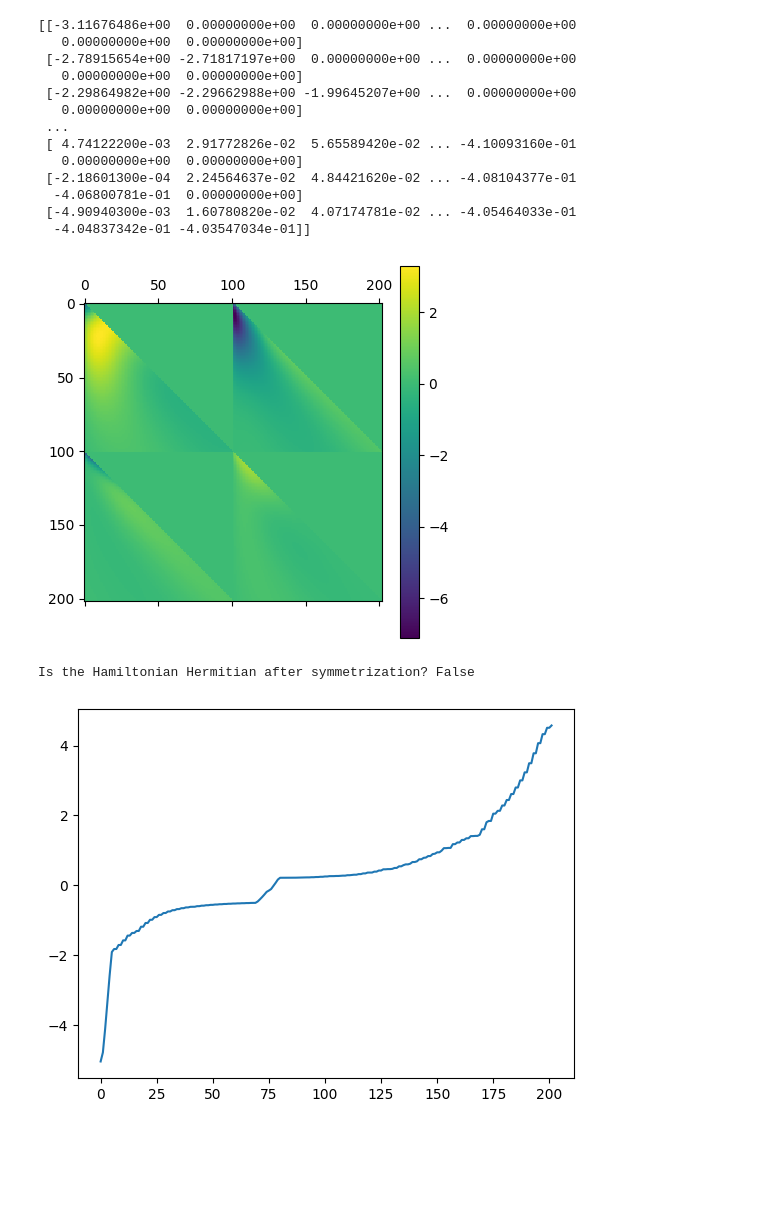
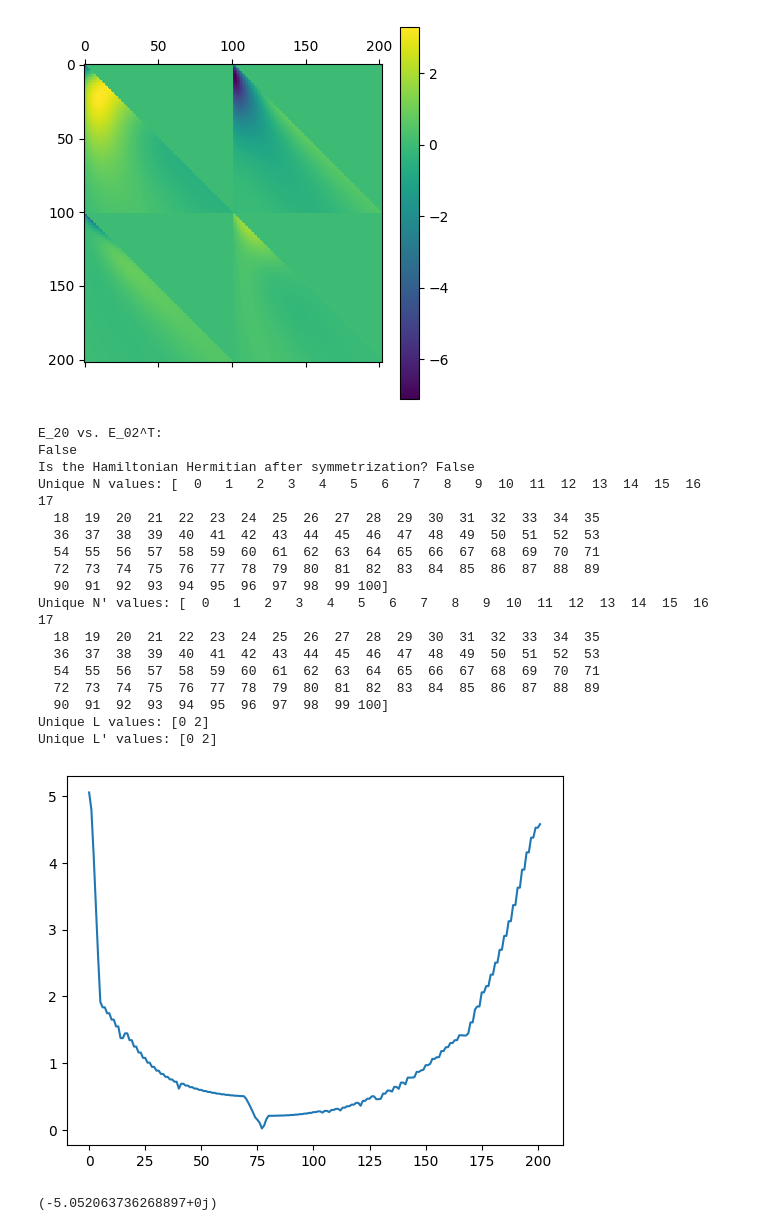
Before and after one commit to elanikum/comp_nuclear_structure_physics2025, a Jupyter notebook: initial_steps_notebook.ipynb, the cells around one changed output. Cells and saved outputs as stored; diff of their text form; code cells hidden in the pictures; blank space fills up the shorter version.

Commit message:
added first tries with momentum basis. Everything works except the eigenvalues again

```diff
--- a/initial_steps_notebook.ipynb
+++ b/initial_steps_notebook.ipynb
@@ -50,79 +31,71 @@ print(test_data)
 
 # Extract submatrices
 E_00 = test_data[(test_data['L'] == 0) & (test_data["L'"] == 0)].pivot(index="N'", columns="N", values='E').fillna(0).values
-# Save E00 to txt
-np.savetxt("E00.txt", E_00)
-print(E_00)
 E_02 = test_data[(test_data['L'] == 0) & (test_data["L'"] == 2)].pivot(index="N'", columns="N", values='E').fillna(0).values
 E_20 = test_data[(test_data['L'] == 2) & (test_data["L'"] == 0)].pivot(index="N'", columns="N", values='E').fillna(0).values
 E_22 = test_data[(test_data['L'] == 2) & (test_data["L'"] == 2)].pivot(index="N'", columns="N", values='E').fillna(0).values
+
 # E_00 = symmetrize(E_00)
 # E_02 = symmetrize(E_02)
 # E_20 = symmetrize(E_20)
 # E_22 = symmetrize(E_22)
+
 # Create block diagonal matrix
 E_matrix = np.block([[E_00, E_02], [E_20, E_22]])
 E_matrix[:E_00.shape[0], E_00.shape[1]:] = E_02
 E_matrix[E_00.shape[0]:, :E_00.shape[1]] = E_20
 
 # Plot matrix
 plt.matshow(E_matrix)
 plt.colorbar()
 plt.show()
 
-# # Validate symmetry of submatrices
-# print("E_20 vs. E_02^T:")
-# print(np.allclose(E_20, E_02.T))
+# Validate symmetry of submatrices
+print("E_20 vs. E_02^T:")
+print(np.allclose(E_20, E_02.T))
 
 # # Combine submatrices into block Hamiltonian
-H = np.block([[E_00, E_02], [E_20, E_22]])
-# Check if the Hamiltonian is now Hermitian
+H = E_matrix
+# Check if the Hamiltonian is Hermitian
 is_hermitian = np.allclose(H, H.T)
 print(f"Is the Hamiltonian Hermitian after symmetrization? {is_hermitian}")
-# plt.matshow(H)
-# plt.colorbar()
-# plt.show()
-# # Check if the full matrix is Hermitian
-# is_hermitian = np.allclose(H, H.T)
-# print(f"Is the Hamiltonian Hermitian? {is_hermitian}")
-
-# print("Unique N values:", test_data["N"].unique())
-# print("Unique N' values:", test_data["N'"].unique())
-# print("Unique L values:", test_data["L"].unique())
-# print("Unique L' values:", test_data["L'"].unique())
 
 
-# expected_pairs = set((N, Np) for N in range(101) for Np in range(101))
-# actual_pairs = set(zip(test_data["N"], test_data["N'"]))
-# missing_pairs = expected_pairs - actual_pairs
-# print("Missing pairs:", missing_pairs)
+print("Unique N values:", test_data["N"].unique())
+print("Unique N' values:", test_data["N'"].unique())
+print("Unique L values:", test_data["L"].unique())
+print("Unique L' values:", test_data["L'"].unique())
 
 # Since we are interested in the convergence of the relative harmonic oscillator basis, we will plot the eigenvalues of the matrix as a function of the number of basis states
 # included in the calculation. We will start with a low number of basis states and increase the number of basis states until we reach a convergence.
 
 # Solve the eigenvalue problem for the entire untrunctated matrix
 eigenvalues, eigenvectors = np.linalg.eig(E_matrix)
 eigenvalues = np.sort(eigenvalues)
-plt.plot(eigenvalues)
+plt.plot(np.abs(eigenvalues))
 plt.show()
 
 # print the smallest eigenvalue
 print(eigenvalues[0])
-print(eigenvalues)
+#print(eigenvalues)
 # %% [output]
+[figure]
-[[-3.11676486e+00  0.00000000e+00  0.00000000e+00 ...  0.00000000e+00
-   0.00000000e+00  0.00000000e+00]
- [-2.78915654e+00 -2.71817197e+00  0.00000000e+00 ...  0.00000000e+00
-   0.00000000e+00  0.00000000e+00]
- [-2.29864982e+00 -2.29662988e+00 -1.99645207e+00 ...  0.00000000e+00
-   0.00000000e+00  0.00000000e+00]
- ...
- [ 4.74122200e-03  2.91772826e-02  5.65589420e-02 ... -4.10093160e-01
-   0.00000000e+00  0.00000000e+00]
- [-2.18601300e-04  2.24564637e-02  4.84421620e-02 ... -4.08104377e-01
-  -4.06800781e-01  0.00000000e+00]
- [-4.90940300e-03  1.60780820e-02  4.07174781e-02 ... -4.05464033e-01
-  -4.04837342e-01 -4.03547034e-01]]
+E_20 vs. E_02^T:
+False
+Is the Hamiltonian Hermitian after symmetrization? False
+Unique N values: [  0   1   2   3   4   5   6   7   8   9  10  11  12  13  14  15  16  17
+  18  19  20  21  22  23  24  25  26  27  28  29  30  31  32  33  34  35
+  36  37  38  39  40  41  42  43  44  45  46  47  48  49  50  51  52  53
+  54  55  56  57  58  59  60  61  62  63  64  65  66  67  68  69  70  71
+  72  73  74  75  76  77  78  79  80  81  82  83  84  85  86  87  88  89
+  90  91  92  93  94  95  96  97  98  99 100]
+Unique N' values: [  0   1   2   3   4   5   6   7   8   9  10  11  12  13  14  15  16  17
+  18  19  20  21  22  23  24  25  26  27  28  29  30  31  32  33  34  35
+  36  37  38  39  40  41  42  43  44  45  46  47  48  49  50  51  52  53
+  54  55  56  57  58  59  60  61  62  63  64  65  66  67  68  69  70  71
+  72  73  74  75  76  77  78  79  80  81  82  83  84  85  86  87  88  89
+  90  91  92  93  94  95  96  97  98  99 100]
+Unique L values: [0 2]
+Unique L' values: [0 2]
-[figure]
+[figure, new version]
-Is the Hamiltonian Hermitian after symmetrization? False
+(-5.052063736268897+0j)
-[figure, old version]
```
Also changed, not shown: parts of 3 cells of this notebook, 1 other file.
